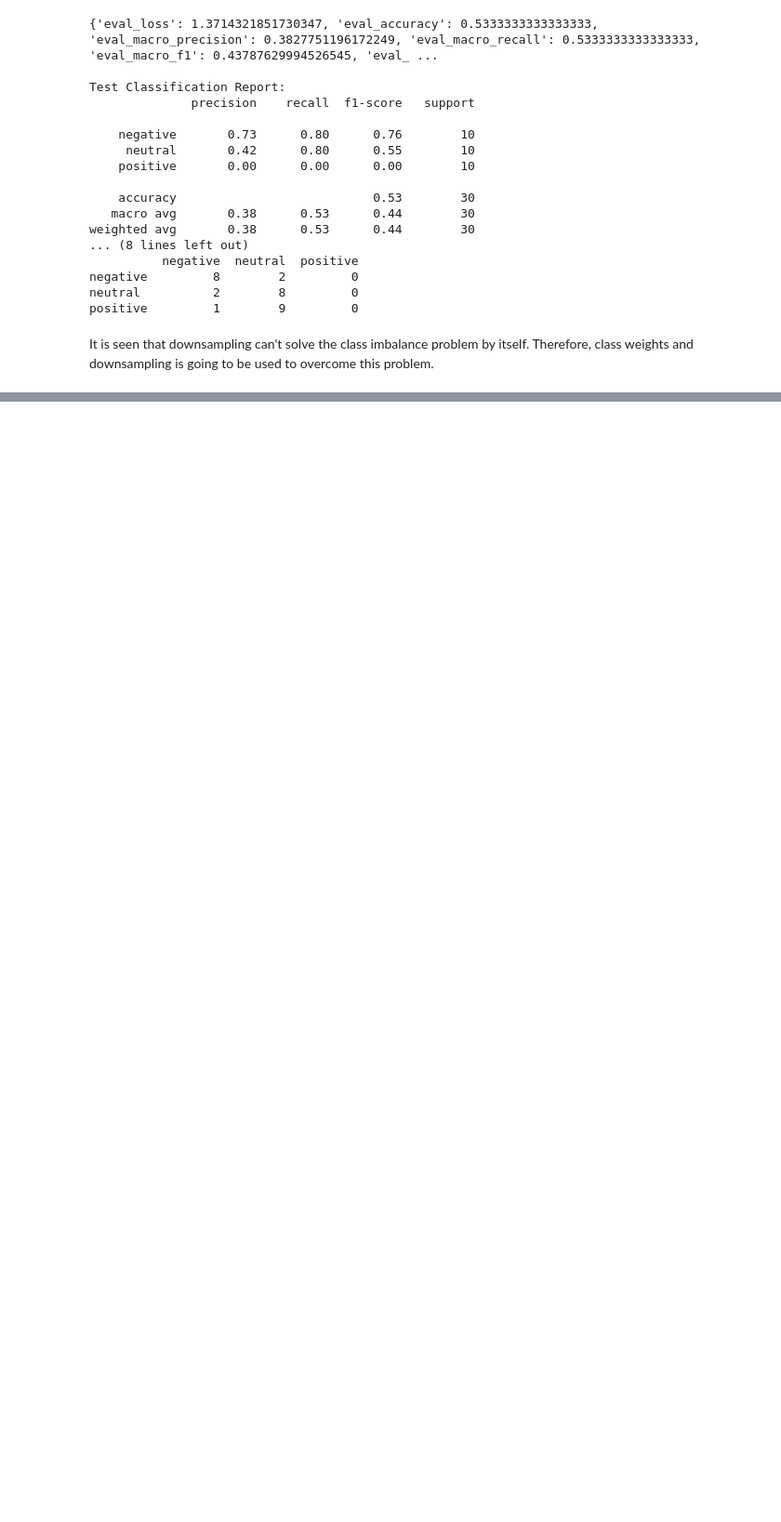
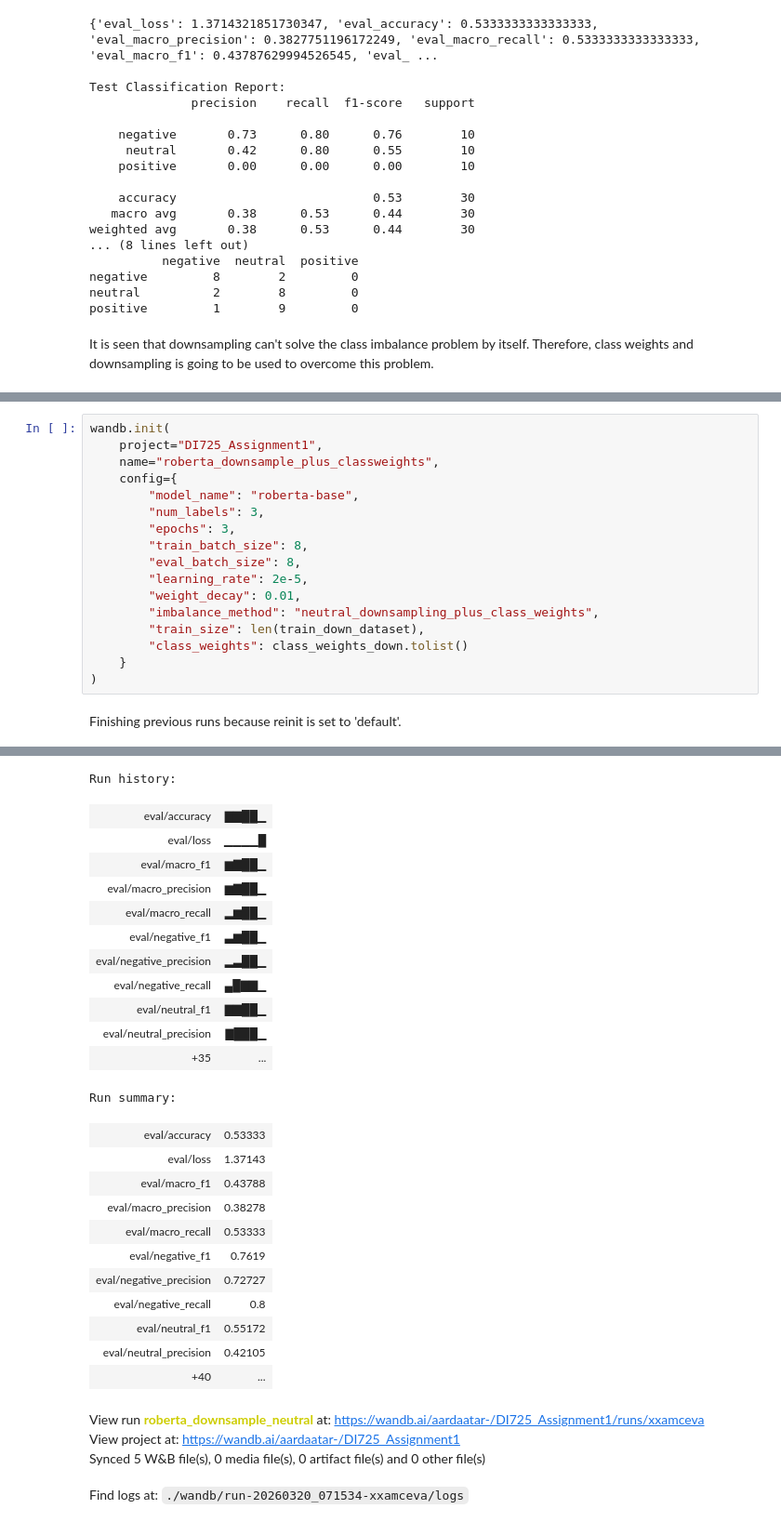
Before and after one commit to aardaa-1/DI725_Assignment1, a Jupyter notebook: notebooks/assignment1_RoBERTa.ipynb, the cells around one changed output, grey strips where cells are left out. Shown at 93% size. Saved outputs shown, nothing was run; the diff lists cells and outputs as text; blank space fills up the shorter version.

Commit message:
Adding downsampling and class weigth to overcome class imbalance

```diff
--- a/notebooks/assignment1_RoBERTa.ipynb
+++ b/notebooks/assignment1_RoBERTa.ipynb
@@ -1341,0 +1360,19 @@ Therefore, class weights and downsampling is going to be used to overcome this p
+# %%
+wandb.init(
+    project="DI725_Assignment1",
+    name="roberta_downsample_plus_classweights",
+    config={
+        "model_name": "roberta-base",
+        "num_labels": 3,
+        "epochs": 3,
+        "train_batch_size": 8,
+        "eval_batch_size": 8,
+        "learning_rate": 2e-5,
+        "weight_decay": 0.01,
+        "imbalance_method": "neutral_downsampling_plus_class_weights",
+        "train_size": len(train_down_dataset),
+        "class_weights": class_weights_down.tolist()
+    }
+)
+# %% [output]
+Finishing previous runs because reinit is set to 'default'.
@@ -1341,0 +1380,28 @@ Therefore, class weights and downsampling is going to be used to overcome this p
+Run history:
+| eval/accuracy | ▇▇██▁ |
+| eval/loss | ▁▁▁▁█ |
+| eval/macro_f1 | ▆▇██▁ |
+| eval/macro_precision | ▆▇██▁ |
+| eval/macro_recall | ▂▆██▁ |
+| eval/negative_f1 | ▃▆██▁ |
+| eval/negative_precision | ▂▃██▁ |
+| eval/negative_recall | ▄█▇▇▁ |
+| eval/neutral_f1 | ▇▇██▁ |
+| eval/neutral_precision | ▇███▁ |
+| +35 | ... |
+Run summary:
+| eval/accuracy | 0.53333 |
+| eval/loss | 1.37143 |
+| eval/macro_f1 | 0.43788 |
+| eval/macro_precision | 0.38278 |
+| eval/macro_recall | 0.53333 |
+| eval/negative_f1 | 0.7619 |
+| eval/negative_precision | 0.72727 |
+| eval/negative_recall | 0.8 |
+| eval/neutral_f1 | 0.55172 |
+| eval/neutral_precision | 0.42105 |
+| +40 | ... |
+View run roberta_downsample_neutral at: https://wandb.ai/aardaatar-/DI725_Assignment1/runs/xxamceva
+View project at: https://wandb.ai/aardaatar-/DI725_Assignment1
+Synced 5 W&B file(s), 0 media file(s), 0 artifact file(s) and 0 other file(s)
+Find logs at: ./wandb/run-20260320_071534-xxamceva/logs
```
Also changed, not shown: parts of 8 cells of this notebook.
